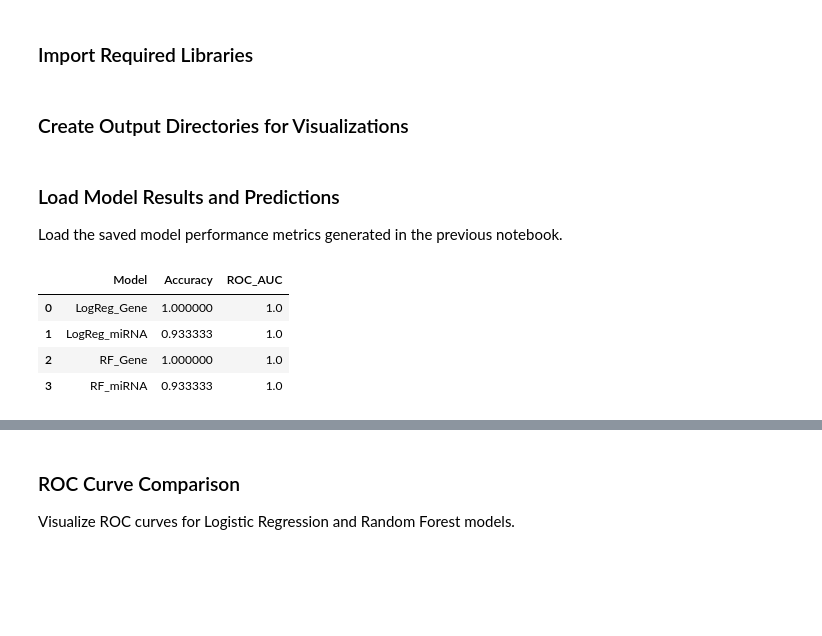
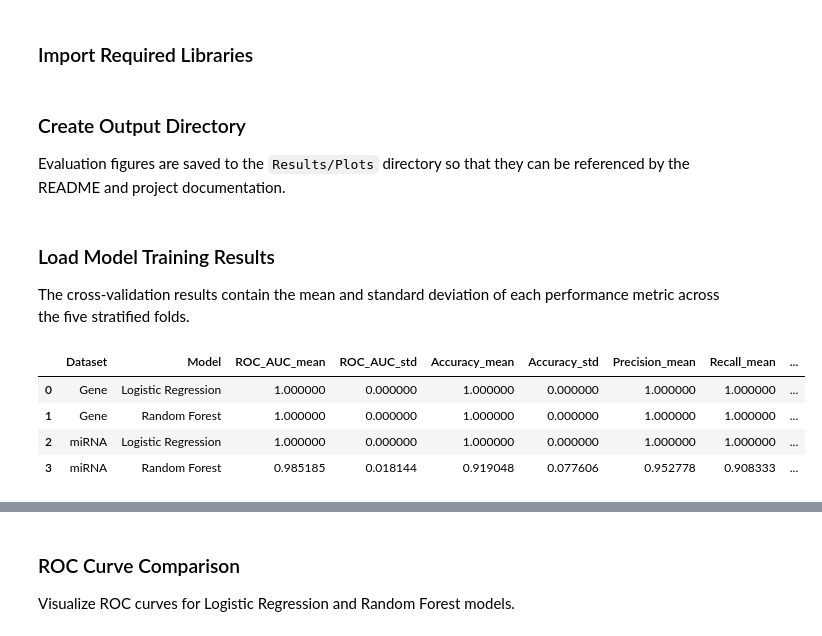
Before and after one commit to Anitej1824/PMF_GEX-miREX_ML_Comparison, a Jupyter notebook: Notebooks/04_Model_Evaluation_&_Comparison.ipynb, the cells around one changed output, grey strips where cells are left out. Cells and saved outputs as stored; diff of their text form; code cells hidden in the pictures; blank space fills up the shorter version.

```diff
--- a/Notebooks/04_Model_Evaluation_&_Comparison.ipynb
+++ b/Notebooks/04_Model_Evaluation_&_Comparison.ipynb
@@ -25,18 +31,21 @@ from sklearn.ensemble import RandomForestClassifier
 # %% [markdown]
-### Create Output Directories for Visualizations
+### Create Output Directory
+
+Evaluation figures are saved to the `Results/Plots` directory so that they can be referenced by the README and project documentation.
 # %%
 # Create directories if they do not exist
 os.makedirs("../Results/Plots", exist_ok=True)
 # %% [markdown]
-### Load Model Results and Predictions
+### Load Model Training Results
 
-Load the saved model performance metrics generated in the previous notebook.
+The cross-validation results contain the mean and standard deviation of each performance metric across the five stratified folds.
 # %%
-results = pd.read_csv("../Results/model_results.csv")
+results = pd.read_csv("../Results/Tables/Cross_Validation/Cross_Validation_Results.csv")
+
 results
 # %% [output]
-|  | Model | Accuracy | ROC_AUC |
-| 0 | LogReg_Gene | 1.000000 | 1.0 |
-| 1 | LogReg_miRNA | 0.933333 | 1.0 |
-| 2 | RF_Gene | 1.000000 | 1.0 |
-| 3 | RF_miRNA | 0.933333 | 1.0 |
+|  | Dataset | Model | ROC_AUC_mean | ROC_AUC_std | Accuracy_mean | Accuracy_std | Precision_mean | Recall_mean | ... |
+| 0 | Gene | Logistic Regression | 1.000000 | 0.000000 | 1.000000 | 0.000000 | 1.000000 | 1.000000 | ... |
+| 1 | Gene | Random Forest | 1.000000 | 0.000000 | 1.000000 | 0.000000 | 1.000000 | 1.000000 | ... |
+| 2 | miRNA | Logistic Regression | 1.000000 | 0.000000 | 1.000000 | 0.000000 | 1.000000 | 1.000000 | ... |
+| 3 | miRNA | Random Forest | 0.985185 | 0.018144 | 0.919048 | 0.077606 | 0.952778 | 0.908333 | ... |
```
Also changed, not shown: parts of 16 cells of this notebook, 30 other files.
